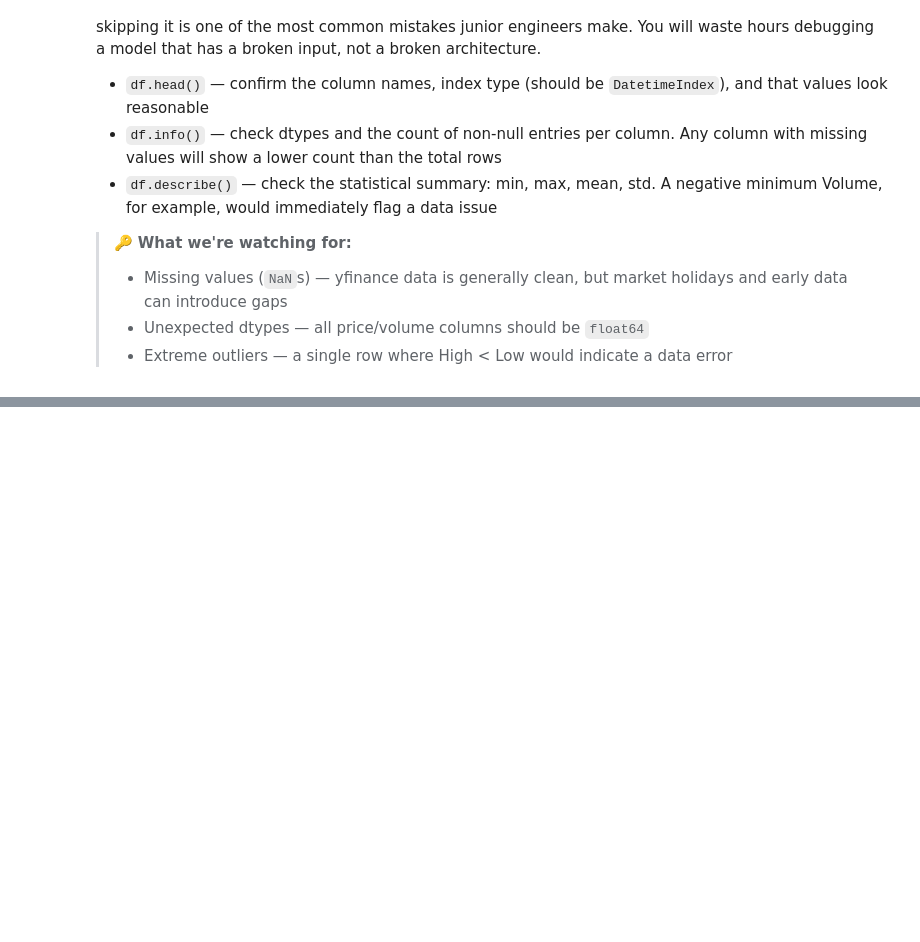
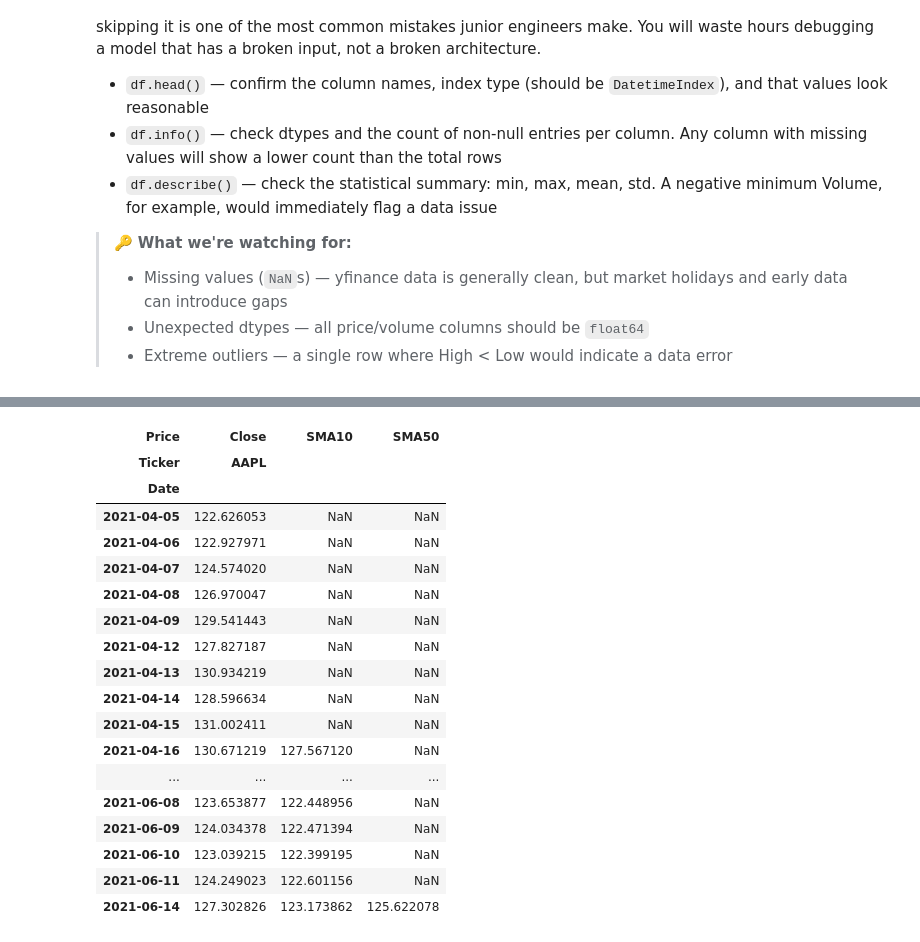
Before and after one commit to msn13/stock_price_predictor, a Jupyter notebook: stock_predict.ipynb, the cells around one changed output, grey strips where cells are left out. Cells and saved outputs as stored; diff of their text form; code cells hidden in the pictures; blank space fills up the shorter version.

```diff
--- a/stock_predict.ipynb
+++ b/stock_predict.ipynb
@@ -77,4 +117,26 @@ else:
 # %%
-df['SMA10'] = df['Close'].rolling(10).mean()
-df['SMA50'] = df['Close'].rolling(50).mean()
+short_window = 10
+long_window = 50
+df['SMA10'] = df['Close'].rolling(window=short_window).mean()
+df['SMA50'] = df['Close'].rolling(window=long_window).mean()
 df[['Close', 'SMA10', 'SMA50']].head(50)
+# %% [output]
+| Price | Close | SMA10 | SMA50 |
+| Ticker | AAPL |  |  |
+| Date |  |  |  |
+| 2021-04-05 | 122.626053 | NaN | NaN |
+| 2021-04-06 | 122.927971 | NaN | NaN |
+| 2021-04-07 | 124.574020 | NaN | NaN |
+| 2021-04-08 | 126.970047 | NaN | NaN |
+| 2021-04-09 | 129.541443 | NaN | NaN |
+| 2021-04-12 | 127.827187 | NaN | NaN |
+| 2021-04-13 | 130.934219 | NaN | NaN |
+| 2021-04-14 | 128.596634 | NaN | NaN |
+| 2021-04-15 | 131.002411 | NaN | NaN |
+| 2021-04-16 | 130.671219 | 127.567120 | NaN |
+| ... | ... | ... | ... |
+| 2021-06-08 | 123.653877 | 122.448956 | NaN |
+| 2021-06-09 | 124.034378 | 122.471394 | NaN |
+| 2021-06-10 | 123.039215 | 122.399195 | NaN |
+| 2021-06-11 | 124.249023 | 122.601156 | NaN |
+| 2021-06-14 | 127.302826 | 123.173862 | 125.622078 |
```
Also changed, not shown: parts of 10 cells of this notebook.
